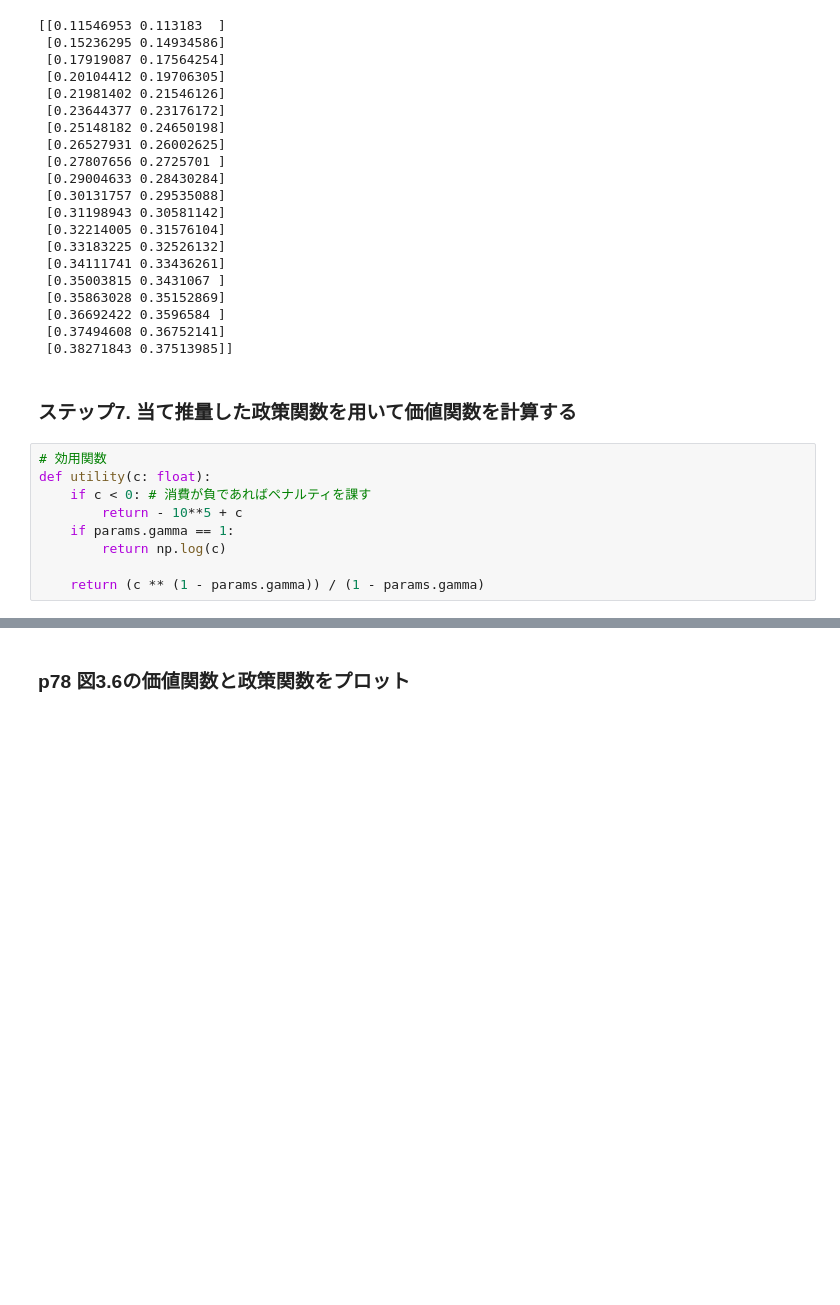
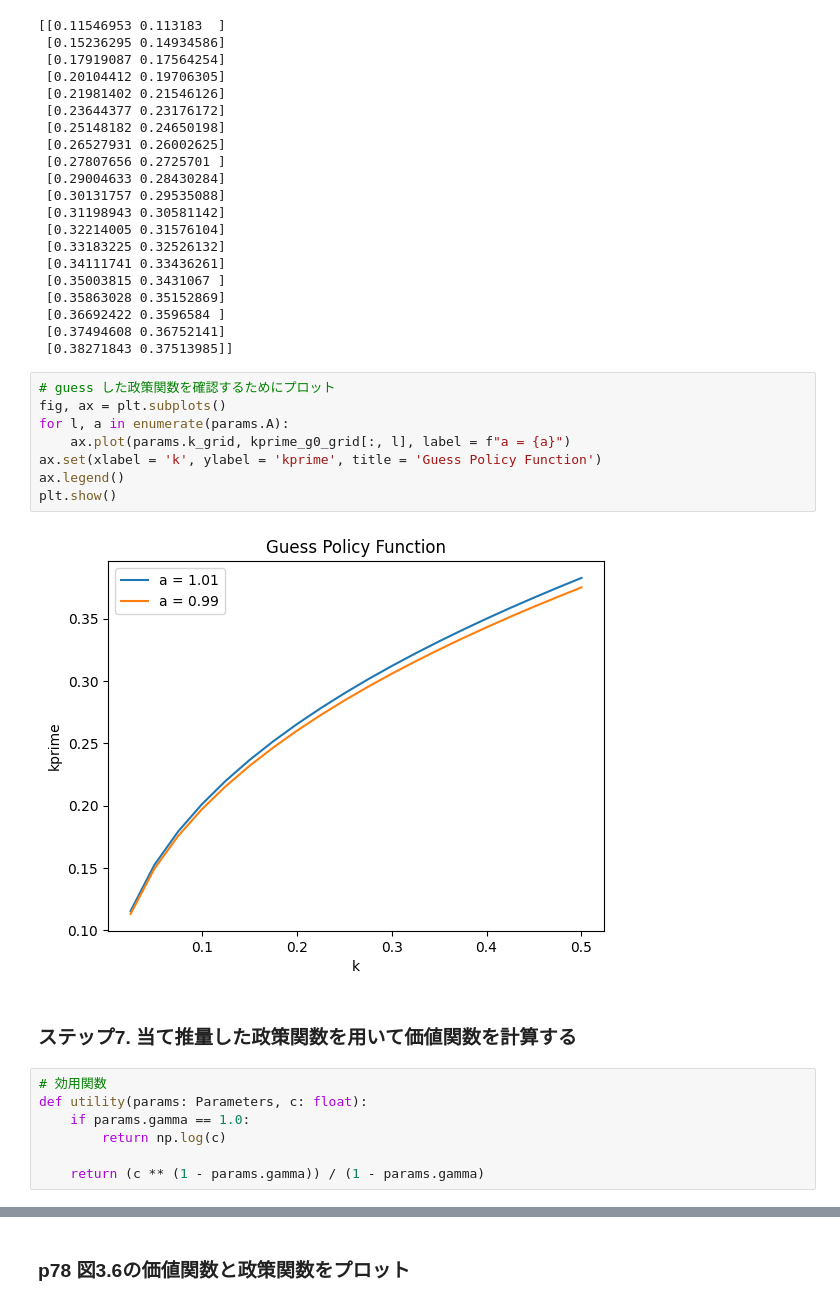
Before and after one commit to tomoyahiroe/quant-macro-workshop, a Jupyter notebook: src/ch3/PFI_stochastic.ipynb, the cells around one changed output, grey strips where cells are left out. Drawn from its saved outputs; the diff is of its cells as text; blank space fills up the shorter version.

```diff
--- a/src/ch3/PFI_stochastic.ipynb
+++ b/src/ch3/PFI_stochastic.ipynb
@@ -71,14 +73,22 @@ print(kprime_g0_grid)
  [0.36692422 0.3596584 ]
  [0.37494608 0.36752141]
  [0.38271843 0.37513985]]
+# %%
+# guess した政策関数を確認するためにプロット
+fig, ax = plt.subplots()
+for l, a in enumerate(params.A):
+    ax.plot(params.k_grid, kprime_g0_grid[:, l], label = f"a = {a}")
+ax.set(xlabel = 'k', ylabel = 'kprime', title = 'Guess Policy Function')
+ax.legend()
+plt.show()
+# %% [output]
+[figure, added]
 # %% [markdown]
 ### ステップ7. 当て推量した政策関数を用いて価値関数を計算する
 # %%
 # 効用関数
-def utility(c: float):
-    if c < 0: # 消費が負であればペナルティを課す
-        return - 10**5 + c
-    if params.gamma == 1:
+def utility(params: Parameters, c: float):
+    if params.gamma == 1.0:
         return np.log(c)
 
     return (c ** (1 - params.gamma)) / (1 - params.gamma)
```
Also changed, not shown: parts of 23 cells of this notebook.
